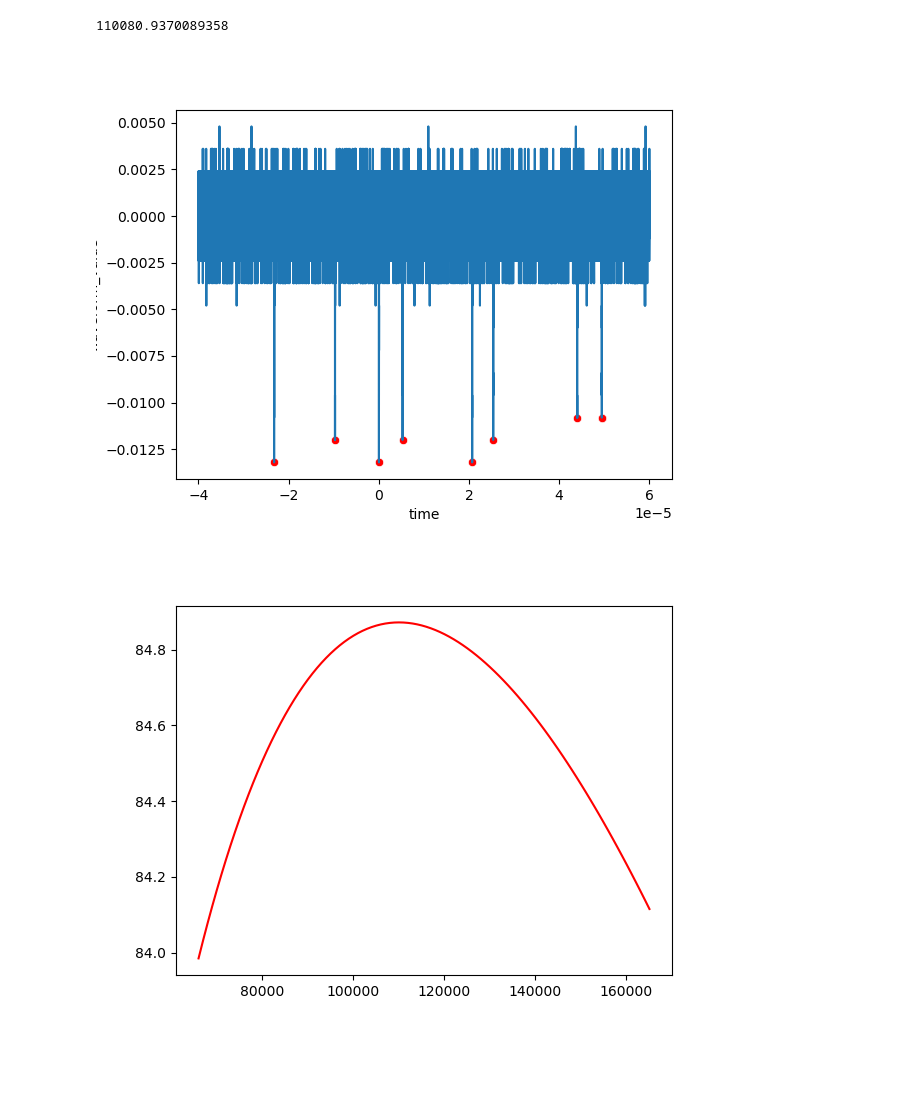
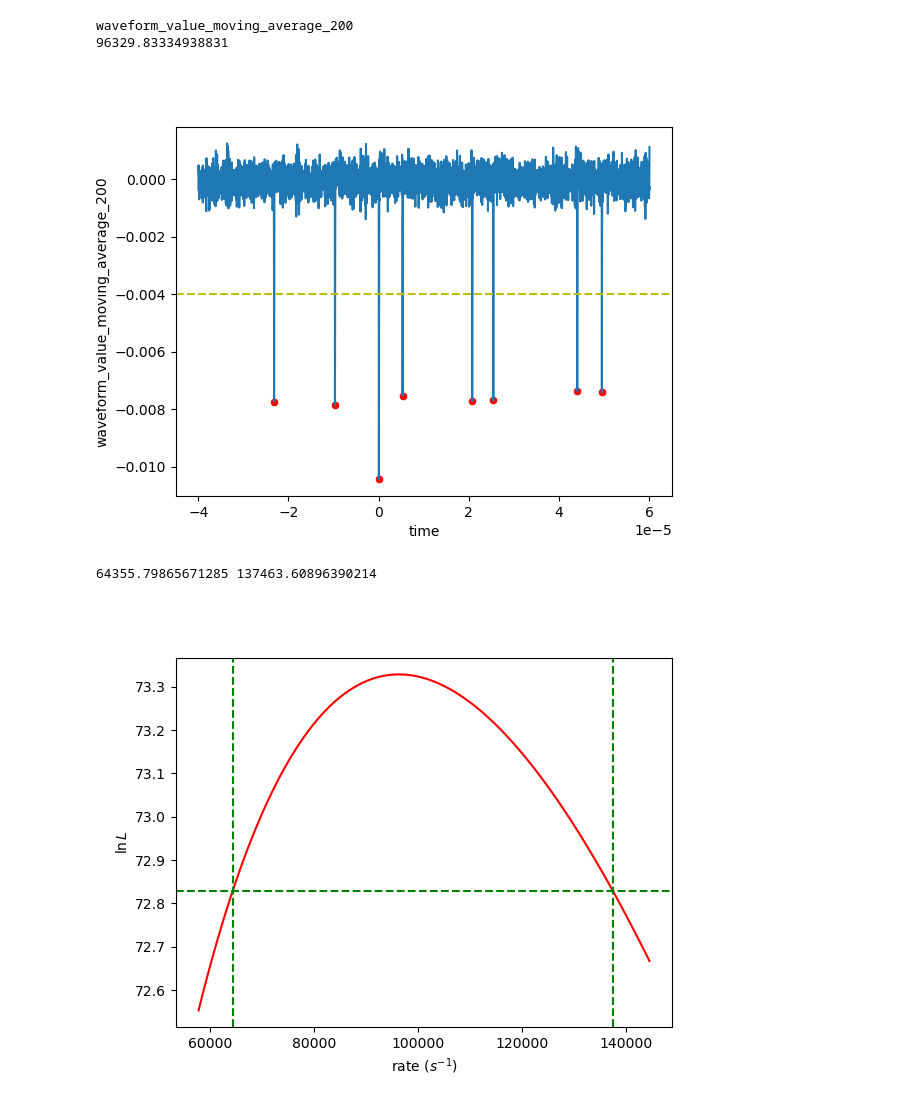
Before and after one commit to kaikai581/t2k-mppc-daq, a Jupyter notebook: FEBDAQMULTx2/data_analysis/14_scope_waveforms/tektronix_mso5204/20220321_calculate_rate.ipynb, the cells around one changed output. Cells and saved outputs as stored; diff of their text form; code cells hidden in the pictures; blank space fills up the shorter version.

```diff
--- a/FEBDAQMULTx2/data_analysis/14_scope_waveforms/tektronix_mso5204/20220321_calculate_rate.ipynb
+++ b/FEBDAQMULTx2/data_analysis/14_scope_waveforms/tektronix_mso5204/20220321_calculate_rate.ipynb
@@ -34,8 +36,8 @@ trigger_intervals_one_file(infpns[1])
 # %%
 wf = ScopeWaveform('20220408_rate_waveform_57.2V_amp_diff_box_25C/sample1.csv')
-wf.add_moving_averate(100)
+wf.add_moving_average(100)
 wf.draw_waveform(100)
-wf.add_moving_averate(200)
+wf.add_moving_average(200)
 wf.draw_waveform(200)
 wf.draw_waveform()
 # %% [output]
@@ -44,29 +49,44 @@ wf.draw_waveform()
 [figure]
 [figure]
 # %%
-def likeliood_func(b):
+def likelihood_func(b):
     return lambda a: math.pow(a, len(b))*math.exp(-a*sum(b))
 wf.waveform_peaks(0.007, polarity=-1)
-interarrivals = wf.waveform_peak_time_diffs(0.007, polarity=-1)
-wf.draw_waveform()
-le = likeliood_func(interarrivals)
+interarrivals = wf.waveform_peak_time_diffs(0.004, polarity=-1, window_size=200)
+wf.draw_waveform(window_size=200)
+le = likelihood_func(interarrivals)
 r_min = len(interarrivals)/sum(interarrivals)
 print(r_min)
 # le(r_min)
 # t = np.linspace(0, 2*r_min, 100)
 # plt.plot(t, le(t), color='red')
 # %% [output]
-110080.9370089358
+waveform_value_moving_average_200
+96329.83334938831
-[figure, old version]
+[figure, new version]
 # %%
 def log_likelihood_func(b):
     return lambda a: len(b)*math.log(a)-a*sum(b)
 llf = log_likelihood_func(interarrivals)
 llf_vec = np.vectorize(llf)
-r_min = len(interarrivals)/sum(interarrivals)
-t = np.linspace(.6*r_min, 1.5*r_min, 100)
-plt.figure()
+r_best = len(interarrivals)/sum(interarrivals)
+
+# the 1-sigma boundaries are obtained by the intersection of the llf curve
+# with the horizontal line of value llf(best_fit)-0.5
+llf_1sigma = llf(r_best)-.5
+r_lb = optimize.brentq(lambda x: llf(x)-llf_1sigma, .1*r_best, r_best)
+r_ub = optimize.brentq(lambda x: llf(x)-llf_1sigma, r_best, 10*r_best)
+print(r_lb, r_ub)
+
+t = np.linspace(.6*r_best, 1.5*r_best, 100)
+plt.clf()
 plt.plot(t, llf_vec(t), color='red')
+plt.axhline(y=llf_1sigma, color='g', linestyle='--')
+plt.axvline(x=r_lb, color='g', linestyle='--')
+plt.axvline(x=r_ub, color='g', linestyle='--')
+plt.ylabel('$\ln L$')
+plt.xlabel('rate ($s^{-1}$)')
 plt.show()
 # %% [output]
+64355.79865671285 137463.60896390214
-[figure, old version]
+[figure, new version]
```
Also changed, not shown: parts of 3 cells of this notebook, 2 other files.
